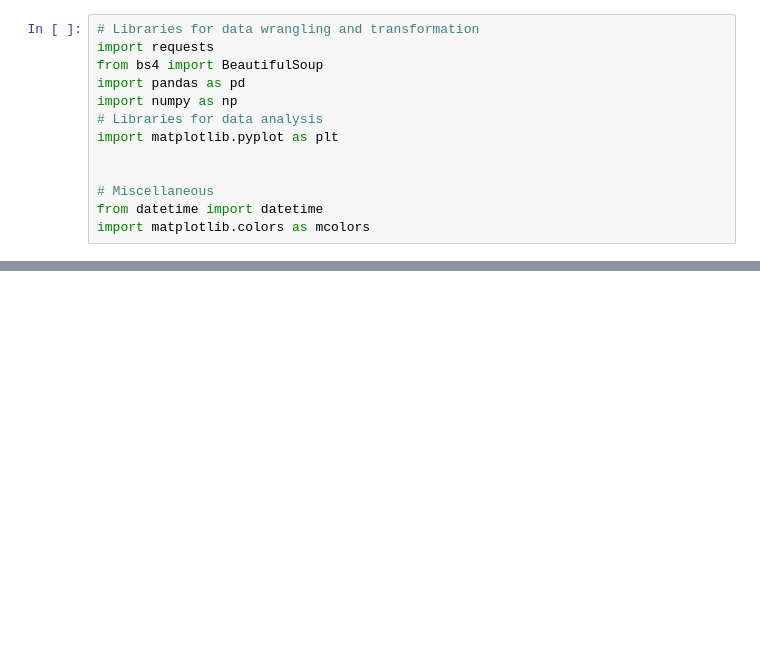
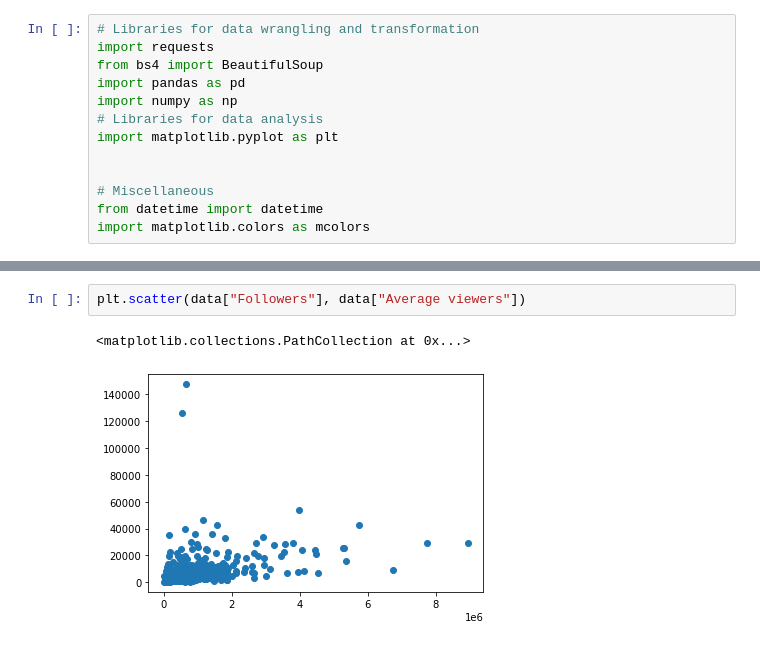
Before and after one commit to BeanutPutters/BeanutPutters.github.io, a Jupyter notebook: project0/Final.ipynb, the cells around one changed output, grey strips where cells are left out. Saved outputs shown, nothing was run; the diff lists cells and outputs as text; blank space fills up the shorter version.

Commit message:
added possible plots

```diff
--- a/project0/Final.ipynb
+++ b/project0/Final.ipynb
@@ -36,0 +37,5 @@ data
+# %%
+plt.scatter(data["Followers"], data["Average viewers"])
+# %% [output]
+<matplotlib.collections.PathCollection at 0x...>
+[figure, added]
```
Also changed, not shown: parts of 7 cells of this notebook.
